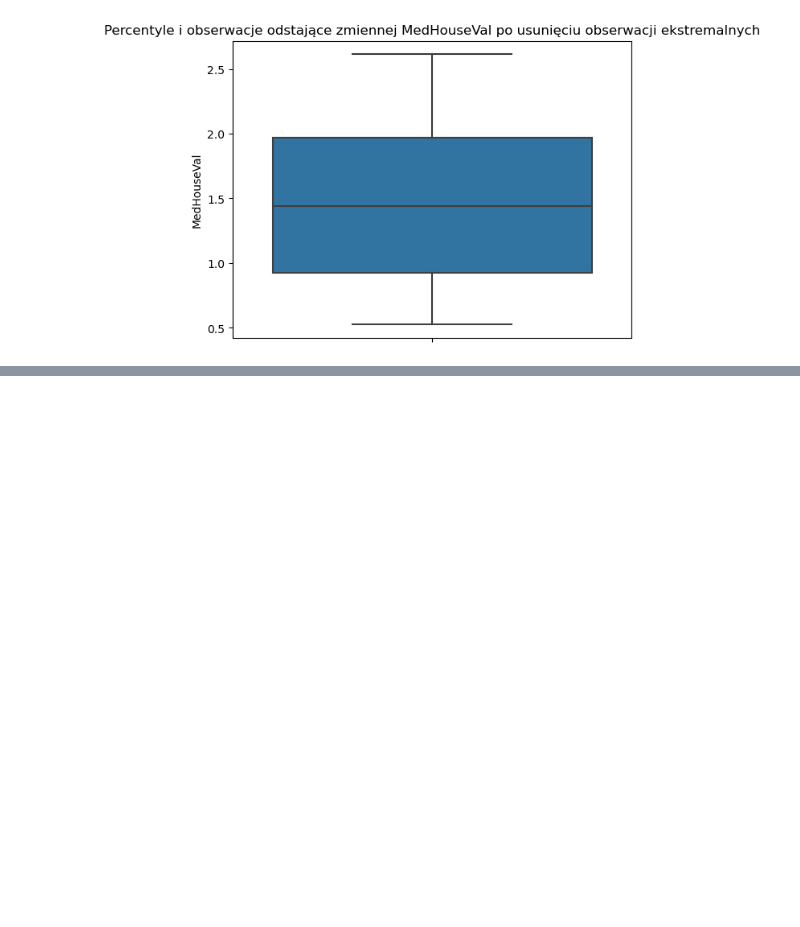
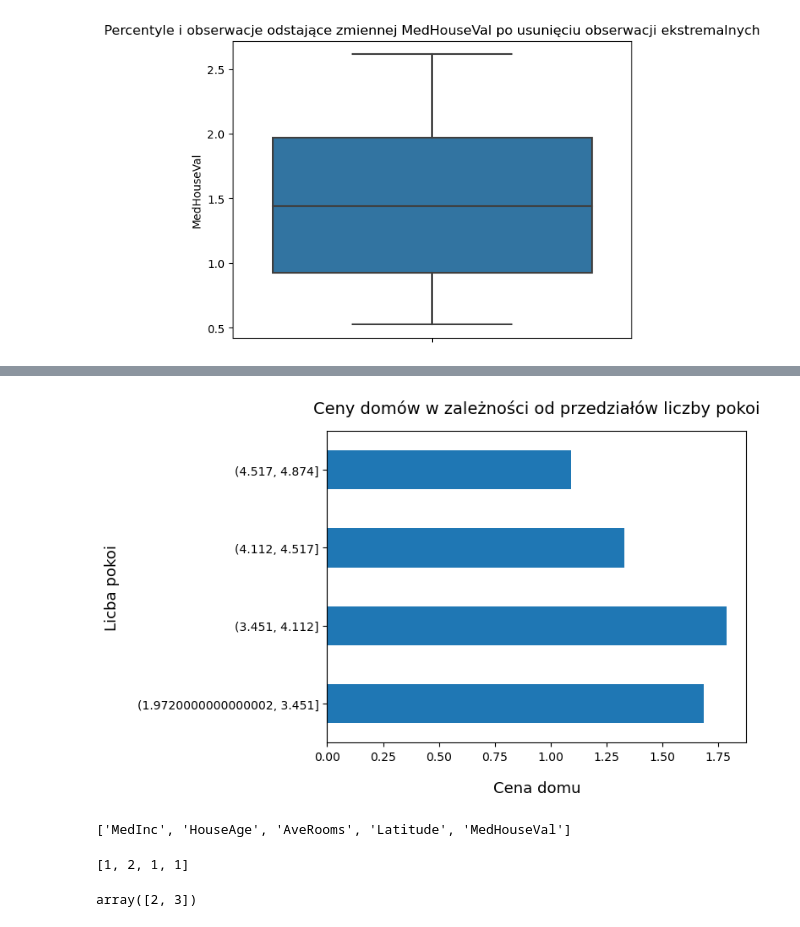
Before and after one commit to KCristopher/zaaw_tech_ml_ai, a Jupyter notebook: L1L2.ipynb, the cells around one changed output, grey strips where cells are left out. Drawn from its saved outputs; the diff is of its cells as text; code cells hidden in the pictures; blank space fills up the shorter version.

```diff
--- a/L1L2.ipynb
+++ b/L1L2.ipynb
@@ -490,0 +512,23 @@ trainset.corr().round(2)
+# %%
+trainset['AveRoomsInterval'] = pd.qcut( trainset['AveRooms'], q = 4).astype(str)
+
+
+trainset.groupby('AveRoomsInterval')['MedHouseVal'].mean().plot.barh()
+plt.title('Ceny domów w zależności od przedziałów liczby pokoi', pad = 15, fontsize = 14)
+plt.ylabel('Licba pokoi', labelpad = 15, fontsize = 13)
+plt.xlabel('Cena domu', labelpad = 15, fontsize = 13)
+plt.show()
+# %% [output]
+[figure, added]
+# %%
+['MedInc','HouseAge', 'AveRooms', 'Latitude'] + ['MedHouseVal']
+# %% [output]
+['MedInc', 'HouseAge', 'AveRooms', 'Latitude', 'MedHouseVal']
+# %%
+[1, 2] + [1, 1] # listy pythonowe wbudowane
+# %% [output]
+[1, 2, 1, 1]
+# %%
+np.array([1, 2]) + np.array([1, 1]) # tablice numpy
+# %% [output]
+array([2, 3])
```
Also changed, not shown: parts of 28 cells of this notebook.
